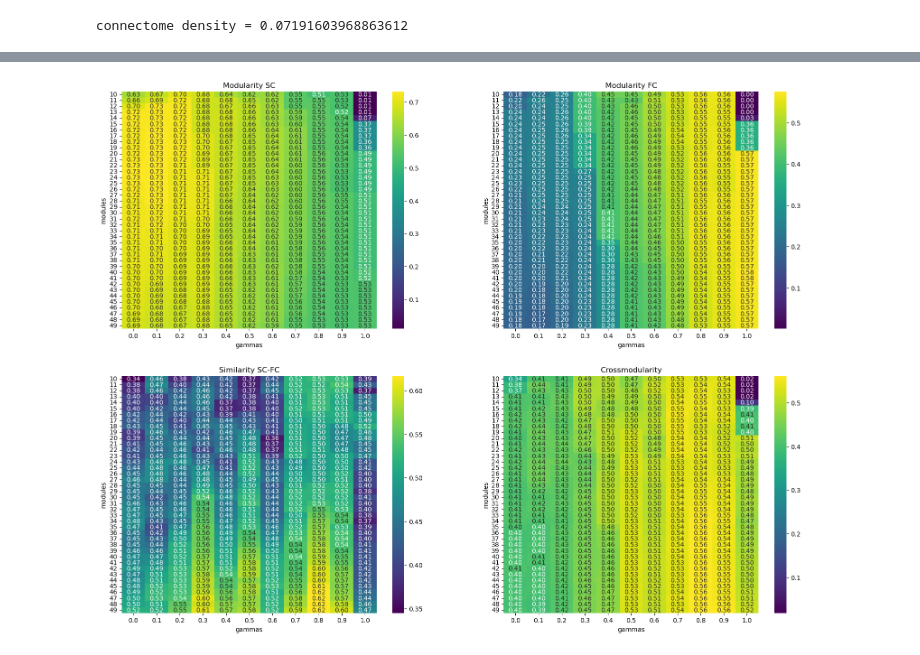
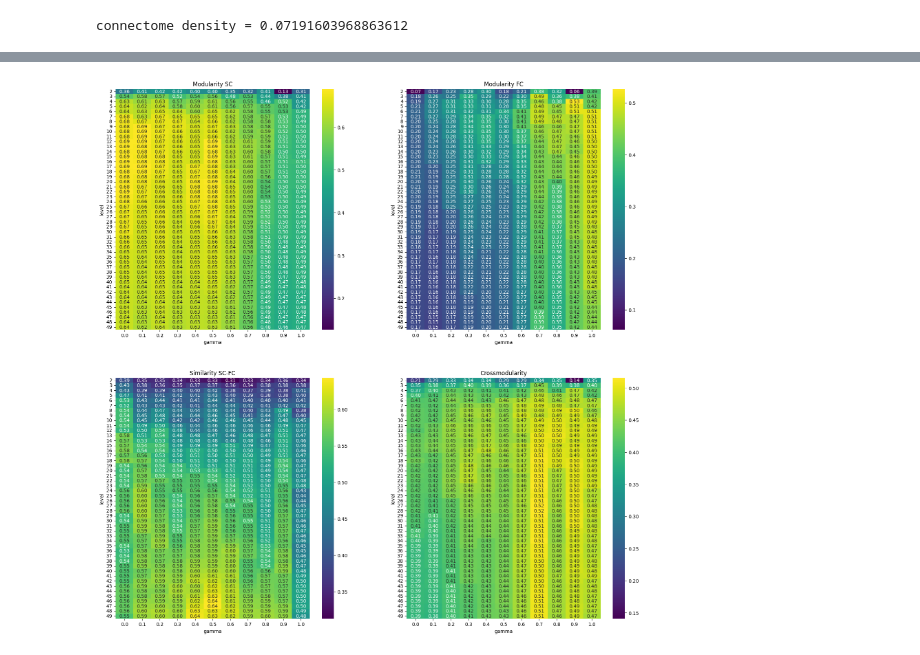
Before and after one commit to compneurobilbao/bha2, a Jupyter notebook: notebooks/03-get-xmod-and-generate-optimal-parcellation.ipynb, the cells around one changed output, grey strips where cells are left out. Saved outputs shown, nothing was run; the diff lists cells and outputs as text; code cells hidden in the pictures.

```diff
--- a/notebooks/03-get-xmod-and-generate-optimal-parcellation.ipynb
+++ b/notebooks/03-get-xmod-and-generate-optimal-parcellation.ipynb
@@ -31,8 +26,12 @@ if os.path.exists(os.path.join(project_path, "tmp", "n" + str(conn_size) + "_fcm
     scm = np.load(os.path.join(project_path, "tmp", "n" + str(conn_size) + "_scm.npy"))
     print("fcm and scm loaded from tmp folder")
 else:
-    sc_group = load_data(os.path.join(project_path, "data", "raw", "n" + str(conn_size), "sc"))
-    fc_group = load_data(os.path.join(project_path, "data", "raw", "n" + str(conn_size), "fc"))
+    sc_group = load_data(
+        os.path.join(project_path, "data", "raw", "n" + str(conn_size), "sc")
+    )
+    fc_group = load_data(
+        os.path.join(project_path, "data", "raw", "n" + str(conn_size), "fc")
+    )
     fcm, scm = connectome_average(fc_group, sc_group)
     os.mkdir(os.path.join(project_path, "tmp"))
     np.save(os.path.join(project_path, "tmp", "n" + str(conn_size) + "_fcm.npy"), fcm)
@@ -42,10 +41,14 @@ fcm and scm loaded from tmp folder
 # %%
 zero_rows_sc = np.where(~scm.any(axis=1))[0]
 fcm_nonzero, scm_nonzero = remove_rois_from_connectomes(zero_rows_sc, fcm, scm)
-density = np.where(scm_nonzero.flatten() > 0, 1, 0).sum(dtype=float) / (len(scm_nonzero.flatten()))
+density = np.where(scm_nonzero.flatten() > 0, 1, 0).sum(dtype=float) / (
+    len(scm_nonzero.flatten())
+)
 fcm_thr = density_threshold(fcm_nonzero, density)
 zero_rows_fc = np.where(~fcm_thr.any(axis=1))[0]
-fcm_nonzero, scm_nonzero = remove_rois_from_connectomes(zero_rows_fc, fcm_thr, scm_nonzero)
+fcm_nonzero, scm_nonzero = remove_rois_from_connectomes(
+    zero_rows_fc, fcm_thr, scm_nonzero
+)
 fcm_bin = np.where(abs(fcm_nonzero) > 0, 1, 0)
 scm_bin = np.where(scm_nonzero > 0, 1, 0)
 
@@ -96,29 +108,60 @@ key_pattern
 # %%
-plot, axes = plt.subplots(2, 2, figsize=(20, 15))
+plot, axes = plt.subplots(2, 2, figsize=(20, 20))
 
-h1 = sns.heatmap(mod_sc_gammas[:40,1:], cmap='viridis',
-    xticklabels=np.around(np.arange(0, 1.1, 0.1),2), yticklabels=np.arange(lvlmin, 50),
-    annot=True, fmt=".2f", ax=axes[0,0])
-_ = h1.set(xlabel='gammas', ylabel='modules')
+h1 = sns.heatmap(
+    mod_sc_gammas,
+    cmap="viridis",
+    xticklabels=np.around(np.arange(0, 1.1, 0.1), 2),
+    yticklabels=np.arange(lvlmin, lvlmax),
+    annot=True,
+    fmt=".2f",
+    ax=axes[0, 0],
+)
+_ = h1.set(xlabel="gamma", ylabel="level")
 _ = h1.set_title("Modularity SC")
 
-h2 = sns.heatmap(mod_fc_gammas[:40,1:], cmap='viridis',
-    xticklabels=np.around(np.arange(0, 1.1, 0.1),2), yticklabels=np.arange(lvlmin, 50),
-    annot=True, fmt=".2f", ax=axes[0,1])
-_ = h2.set(xlabel='gammas', ylabel='modules')
+h2 = sns.heatmap(
+    mod_fc_gammas,
+    cmap="viridis",
+    xticklabels=np.around(np.arange(0, 1.1, 0.1), 2),
+    yticklabels=np.arange(lvlmin, lvlmax),
+    annot=True,
+    fmt=".2f",
+    ax=axes[0, 1],
+)
+_ = h2.set(xlabel="gamma", ylabel="level")
 _ = h2.set_title("Modularity FC")
 
-h3 = sns.heatmap(sim_gammas[:40,1:], cmap='viridis',
-    xticklabels=np.around(np.arange(0, 1.1, 0.1),2), yticklabels=np.arange(lvlmin, 50),
-    annot=True, fmt=".2f", ax=axes[1,0])
-_ = h3.set(xlabel='gammas', ylabel='modules')
+h3 = sns.heatmap(
+    sim_gammas,
+    cmap="viridis",
+    xticklabels=np.around(np.arange(0, 1.1, 0.1), 2),
+    yticklabels=np.arange(lvlmin, lvlmax),
+    annot=True,
+    fmt=".2f",
+    ax=axes[1, 0],
+)
+_ = h3.set(xlabel="gamma", ylabel="level")
 _ = h3.set_title("Similarity SC-FC")
 
-h4 = sns.heatmap(crossmod_gammas[:40,1:], cmap='viridis',
-    xticklabels=np.around(np.arange(0, 1.1, 0.1),2), yticklabels=np.arange(lvlmin, 50),
-    annot=True, fmt=".2f", ax=axes[1,1])
-_ = h4.set(xlabel='gammas', ylabel='modules')
+h4 = sns.heatmap(
+    crossmod_gammas,
+    cmap="viridis",
+    xticklabels=np.around(np.arange(0, 1.1, 0.1), 2),
+    yticklabels=np.arange(lvlmin, lvlmax),
+    annot=True,
+    fmt=".2f",
+    ax=axes[1, 1],
+)
+_ = h4.set(xlabel="gamma", ylabel="level")
 _ = h4.set_title("Crossmodularity")
+
+plt.savefig(
+    os.path.join(project_path, "data", "results", "figures", "level_xmod.svg"),
+    dpi=300,
+    bbox_inches="tight",
+    format="svg",
+)
 # %% [output]
-[figure, old version]
+[figure, new version]
 # %%
```
Also changed, not shown: parts of 8 cells of this notebook, 14 other files.
